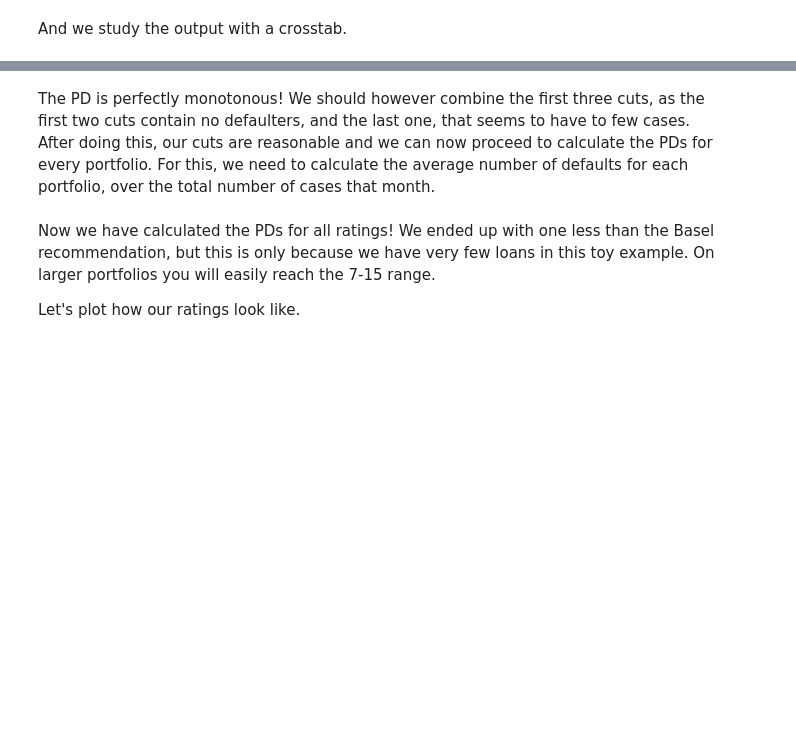
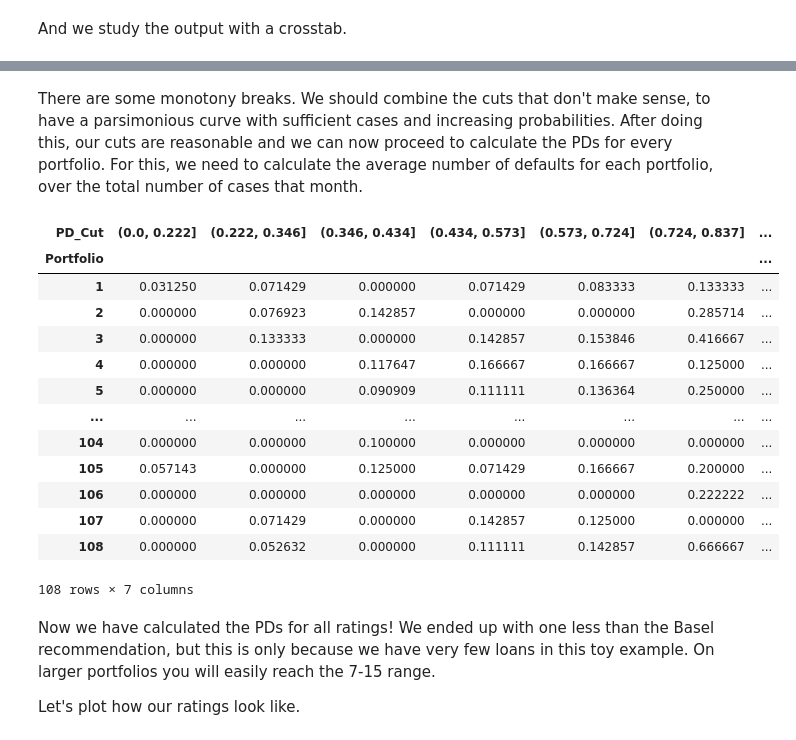
Before and after one commit to CBravoR/AdvancedAnalyticsLabs, a Jupyter notebook: notebooks/python/Lab_PD_Calibration.ipynb, the cells around one changed output, grey strips where cells are left out. Cells and saved outputs as stored; diff of their text form; code cells hidden in the pictures; blank space fills up the shorter version.

```diff
--- a/notebooks/python/Lab_PD_Calibration.ipynb
+++ b/notebooks/python/Lab_PD_Calibration.ipynb
@@ -145,24 +284,39 @@ pd_final
 # %% [markdown]
-The PD is perfectly monotonous! We should however combine the first three cuts, as the first two cuts contain no defaulters, and the last one, that seems to have to few cases. After doing this, our cuts are reasonable and we can now proceed to calculate the PDs for every portfolio. For this, we need to calculate the average number of defaults for each portfolio, over the total number of cases that month.
+There are some monotony breaks. We should combine the cuts that don't make sense, to have a parsimonious curve with sufficient cases and increasing probabilities.  After doing this, our cuts are reasonable and we can now proceed to calculate the PDs for every portfolio. For this, we need to calculate the average number of defaults for each portfolio, over the total number of cases that month.
 # %%
 # Adjusted cuts
-pbb_cuts = [0.00000000e+00, 2.28978031e-01, # Delete first cut
-            3.43684010e-01, 4.29913660e-01, 5.55186700e-01, 6.94758101e-01,
-            7.51302438e-01, 8.26511005e-01, 9.11724503e-01, 9.82918518e-01,
-            1.00000000e+00]
+pbb_cuts = [0.00000000e+00, 2.21645524e-01, 3.45533938e-01, 4.33724640e-01, 5.72614091e-01,
+       7.24327430e-01, 8.37452376e-01, 1.00000000e+00]
 
 # Add the PDCut variable to our dataframe
-loans['PD_Cut'] = pd.cut(loans['Probs'], pbb_cuts)
+loans = loans.insert_column(-1,
+    pl.Series('PD_Cut', pd.cut(loans['Probs'].to_pandas(), pbb_cuts).astype(str).values)
+)
 
 # Create pivot table
-PD_monthly = pd.pivot_table(loans,
+PD_monthly = pd.pivot_table(loans.to_pandas(),
                             values = 'Default',
                             index = 'Portfolio',
                             columns = 'PD_Cut',
-                            aggfunc = np.mean
+                            aggfunc = 'mean'
                             )
 
 PD_monthly
+# %% [output]
+| PD_Cut | (0.0, 0.222] | (0.222, 0.346] | (0.346, 0.434] | (0.434, 0.573] | (0.573, 0.724] | (0.724, 0.837] | ... |
+| Portfolio |  |  |  |  |  |  | ... |
+| 1 | 0.031250 | 0.071429 | 0.000000 | 0.071429 | 0.083333 | 0.133333 | ... |
+| 2 | 0.000000 | 0.076923 | 0.142857 | 0.000000 | 0.000000 | 0.285714 | ... |
+| 3 | 0.000000 | 0.133333 | 0.000000 | 0.142857 | 0.153846 | 0.416667 | ... |
+| 4 | 0.000000 | 0.000000 | 0.117647 | 0.166667 | 0.166667 | 0.125000 | ... |
+| 5 | 0.000000 | 0.000000 | 0.090909 | 0.111111 | 0.136364 | 0.250000 | ... |
+| ... | ... | ... | ... | ... | ... | ... | ... |
+| 104 | 0.000000 | 0.000000 | 0.100000 | 0.000000 | 0.000000 | 0.000000 | ... |
+| 105 | 0.057143 | 0.000000 | 0.125000 | 0.071429 | 0.166667 | 0.200000 | ... |
+| 106 | 0.000000 | 0.000000 | 0.000000 | 0.000000 | 0.000000 | 0.222222 | ... |
+| 107 | 0.000000 | 0.071429 | 0.000000 | 0.142857 | 0.125000 | 0.000000 | ... |
+| 108 | 0.000000 | 0.052632 | 0.000000 | 0.111111 | 0.142857 | 0.666667 | ... |
+108 rows × 7 columns
 # %% [markdown]
 Now we have calculated the PDs for all ratings! We ended up with one less than the Basel recommendation, but this is only because we have very few loans in this toy example. On larger portfolios you will easily reach the 7-15 range.
 
```
Also changed, not shown: parts of 41 cells of this notebook.
